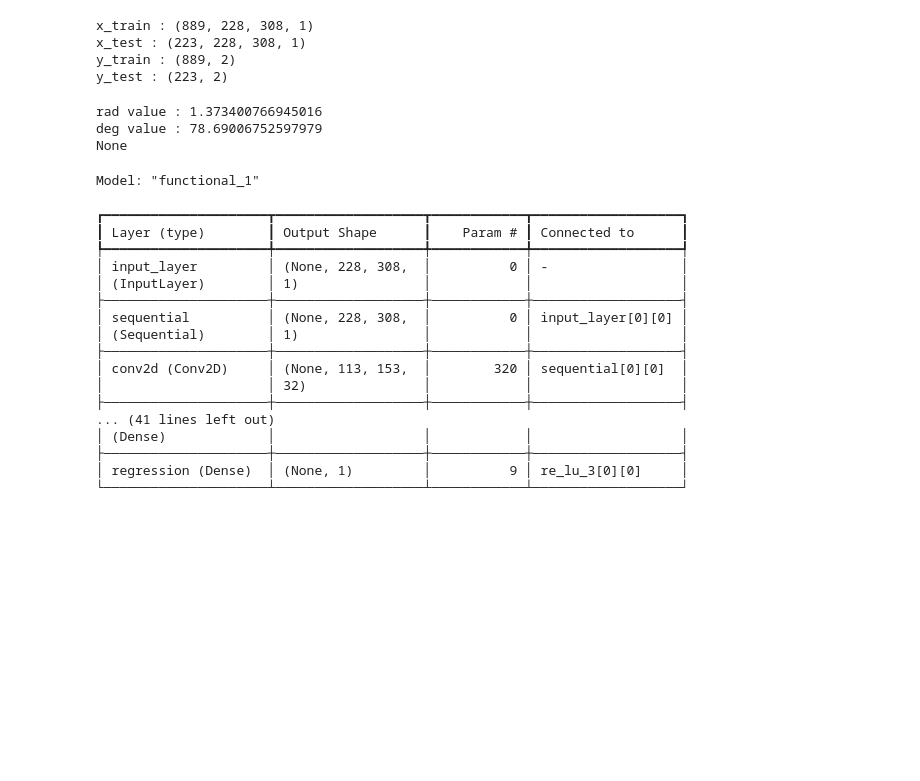
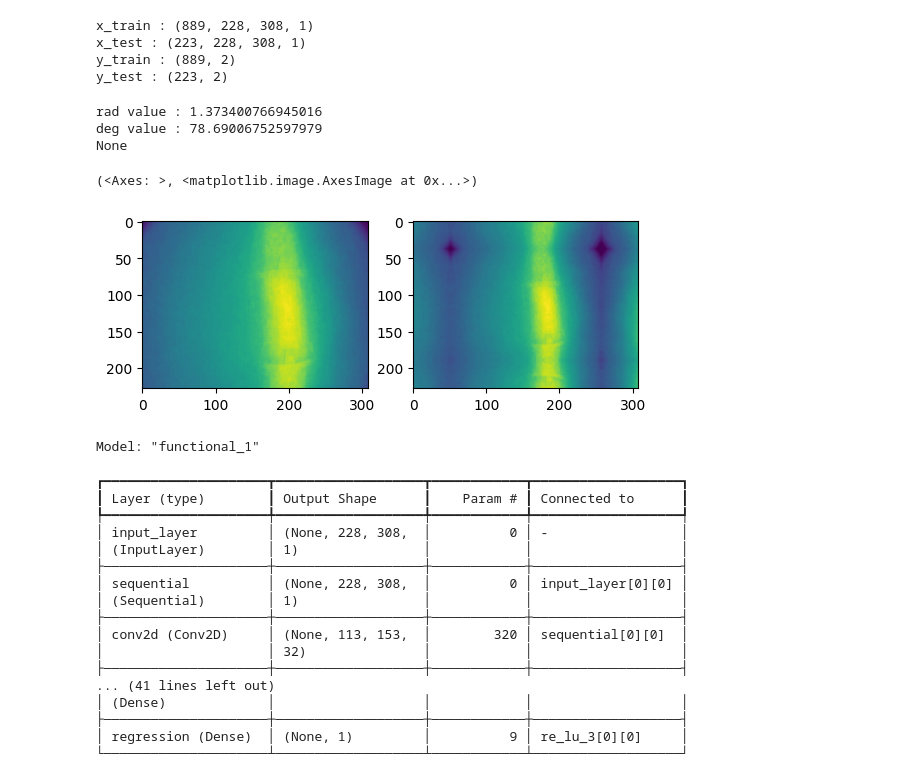
Before and after one commit to JalilBNH/M2TSI, a Jupyter notebook: tp4/dev.ipynb, the cells around one changed output. Saved outputs shown, nothing was run; the diff lists cells and outputs as text; code cells hidden in the pictures; blank space fills up the shorter version.

```diff
--- a/tp4/dev.ipynb
+++ b/tp4/dev.ipynb
@@ -68,10 +68,18 @@ deg value : 78.69006752597979
 None
 # %%
 data_augmentation = Sequential([
-    RandomContrast(factor=0.01),
-    RandomBrightness(factor=0.01),
-    RandomZoom(height_factor=(0.1, 0.2), width_factor=(0.1,0.2))
+    RandomContrast(factor=0.001),
+    RandomBrightness(factor=0.001),
+    RandomZoom(height_factor=(0.5, 0.5), width_factor=(0.5,0.5))
 ])
+# %%
+image = x_train[0]
+augmented_image = data_augmentation(image)
+plt.subplot(121), plt.imshow(image)
+plt.subplot(122), plt.imshow(augmented_image)
+# %% [output]
+(<Axes: >, <matplotlib.image.AxesImage at 0x...>)
+[figure, added]
 # %%
 input = Input((228, 308, 1))
 x = data_augmentation(input)
```
Also changed, not shown: parts of 1 cell of this notebook, 2 other files.
